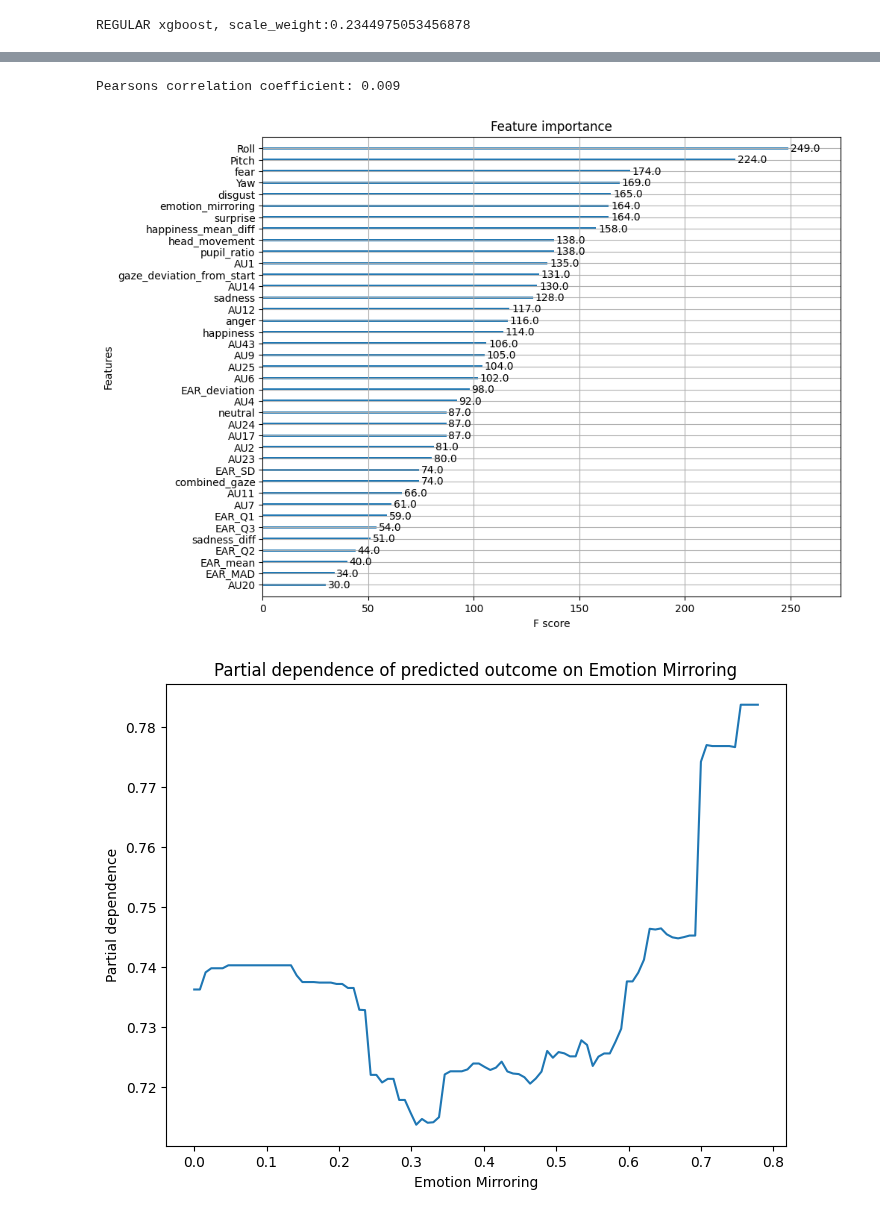
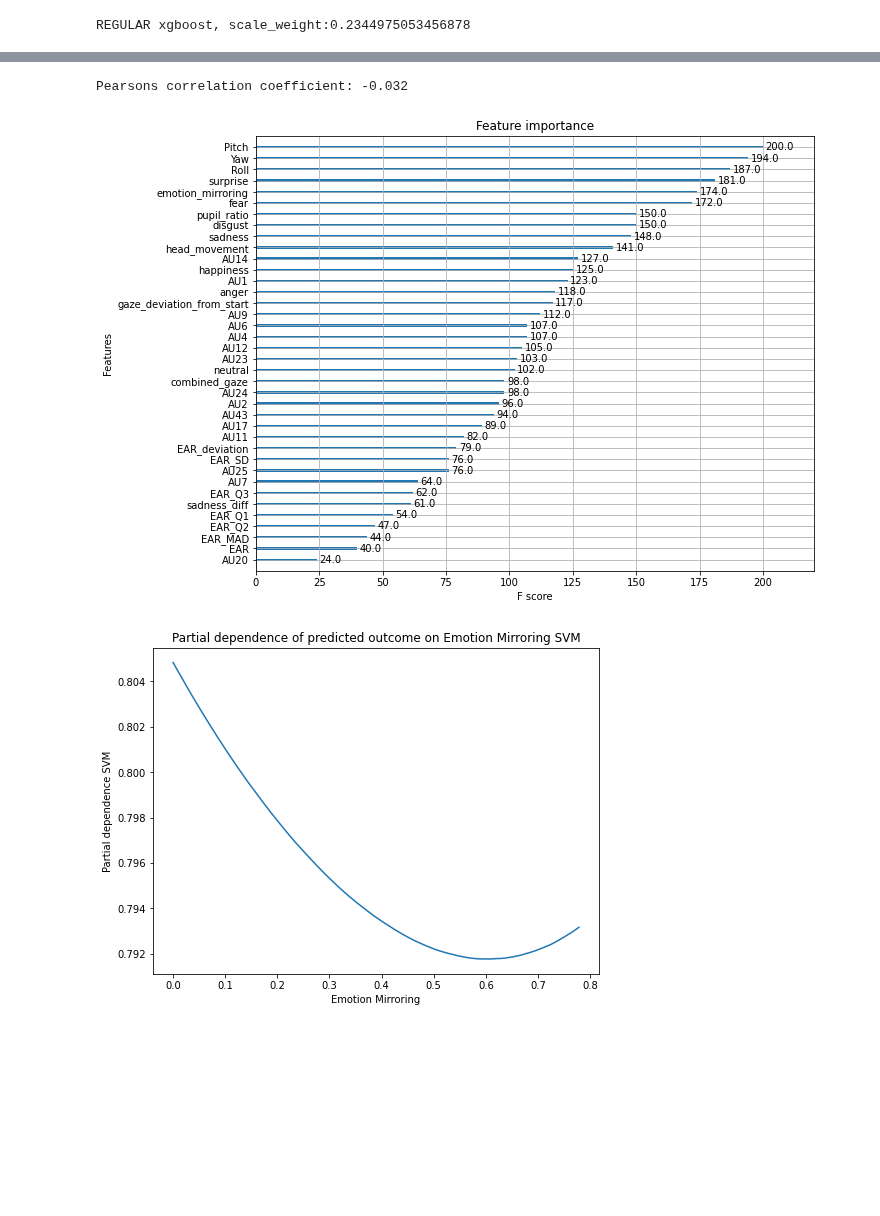
Before and after one commit to ramon284/Interest-predictor, a Jupyter notebook: zpredict.ipynb, the cells around one changed output, grey strips where cells are left out. Drawn from its saved outputs; the diff is of its cells as text; code cells hidden in the pictures; blank space fills up the shorter version.

```diff
--- a/zpredict.ipynb
+++ b/zpredict.ipynb
@@ -250,0 +229,8 @@ Name: Label, dtype: int64
+# %%
+X_full = X_train.append(X_test)
+X_full = X_full.reset_index(drop=True)
+y_full = y_train.append(y_test)
+y_full = y_full.reset_index(drop=True)
+
+X_full = X_full.fillna(X_full.median())
+len(y_full)
@@ -948,32 +983,45 @@ Point-Biserial correlation: 0.009
 # %%
 from scipy.stats import pearsonr
 import xgboost
 # Assuming y_train is a numpy array and 'emotion_mirroring' is a column in X_train_filled
-emotion_mirroring = X_train_filled['emotion_mirroring']
-correlation_coeff, _ = pearsonr(emotion_mirroring, y_train)
+emotion_mirroring = X_full['emotion_mirroring']
+correlation_coeff, _ = pearsonr(emotion_mirroring, y_full)
 
 print('Pearsons correlation coefficient: %.3f' % correlation_coeff)
 
 fig, ax = plt.subplots(figsize=(10, 8))  # Adjust the size as needed.
 xgboost.plot_importance(model, ax=ax)
 plt.show()
 
 from sklearn.inspection import partial_dependence
 
 features = ['emotion_mirroring']
-pdp_result = partial_dependence(model, X_train_filled, features)
+pdp_result = partial_dependence(svm_clf, X_full, features)
+
+pdp = pdp_result['average'][0]
+feature_values = pdp_result['values'][0]
+
+# Creating a plot
+plt.figure(figsize=(8, 6))
+plt.plot(feature_values, pdp)
+plt.xlabel('Emotion Mirroring')
+plt.ylabel('Partial dependence SVM')
+plt.title('Partial dependence of predicted outcome on Emotion Mirroring SVM')
+plt.show()
+####################################################
+pdp_result = partial_dependence(model, X_full, features)
 
 pdp = pdp_result['average'][0]
 feature_values = pdp_result['values'][0]
 
 # Creating a plot
 plt.figure(figsize=(8, 6))
 plt.plot(feature_values, pdp)
 plt.xlabel('Emotion Mirroring')
 plt.ylabel('Partial dependence')
-plt.title('Partial dependence of predicted outcome on Emotion Mirroring')
+plt.title('Partial dependence of predicted outcome on Emotion Mirroring XGB')
 plt.show()
 # %% [output]
-Pearsons correlation coefficient: 0.009
+Pearsons correlation coefficient: -0.032
-[figure, old version]
+[figure, new version]
-[figure, old version]
+[figure, new version]
```
Also changed, not shown: parts of 21 cells of this notebook, 5 other files.
